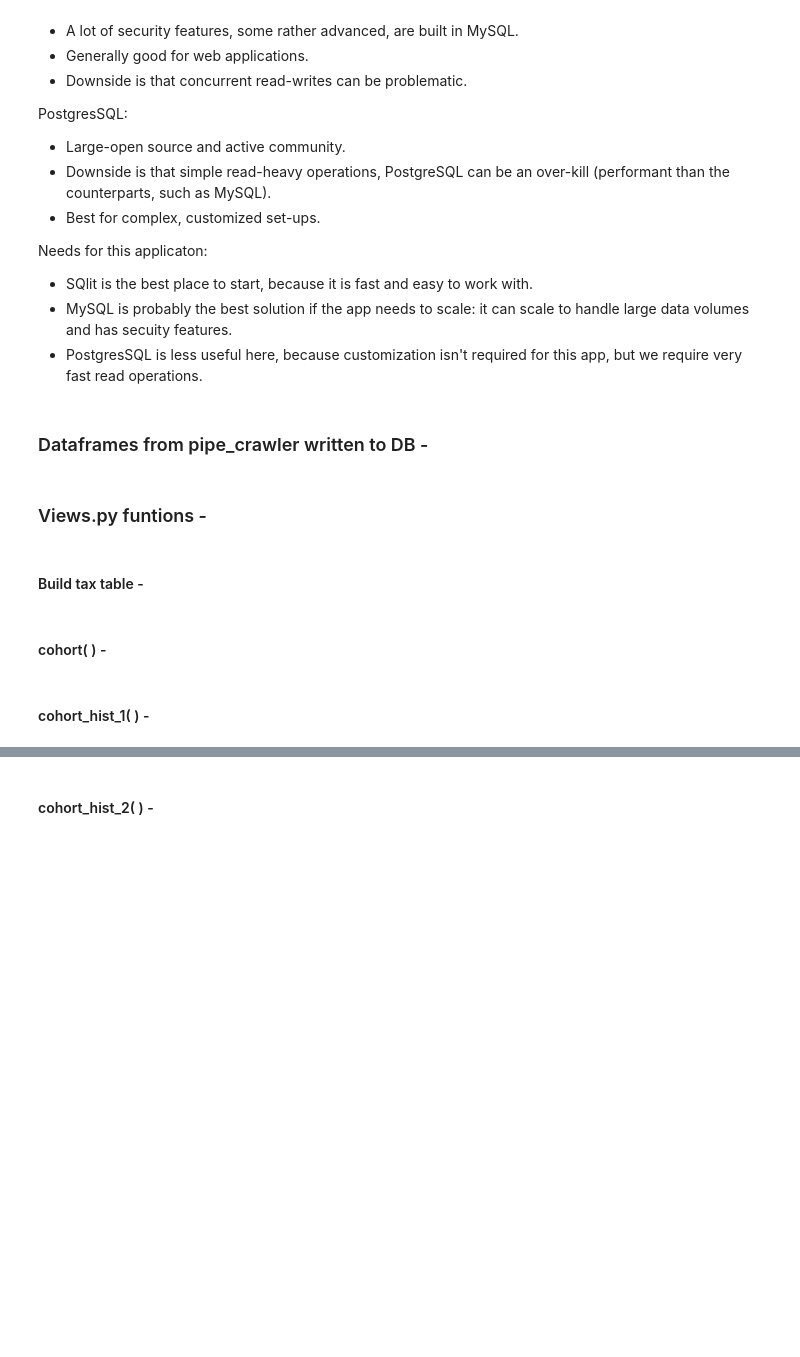
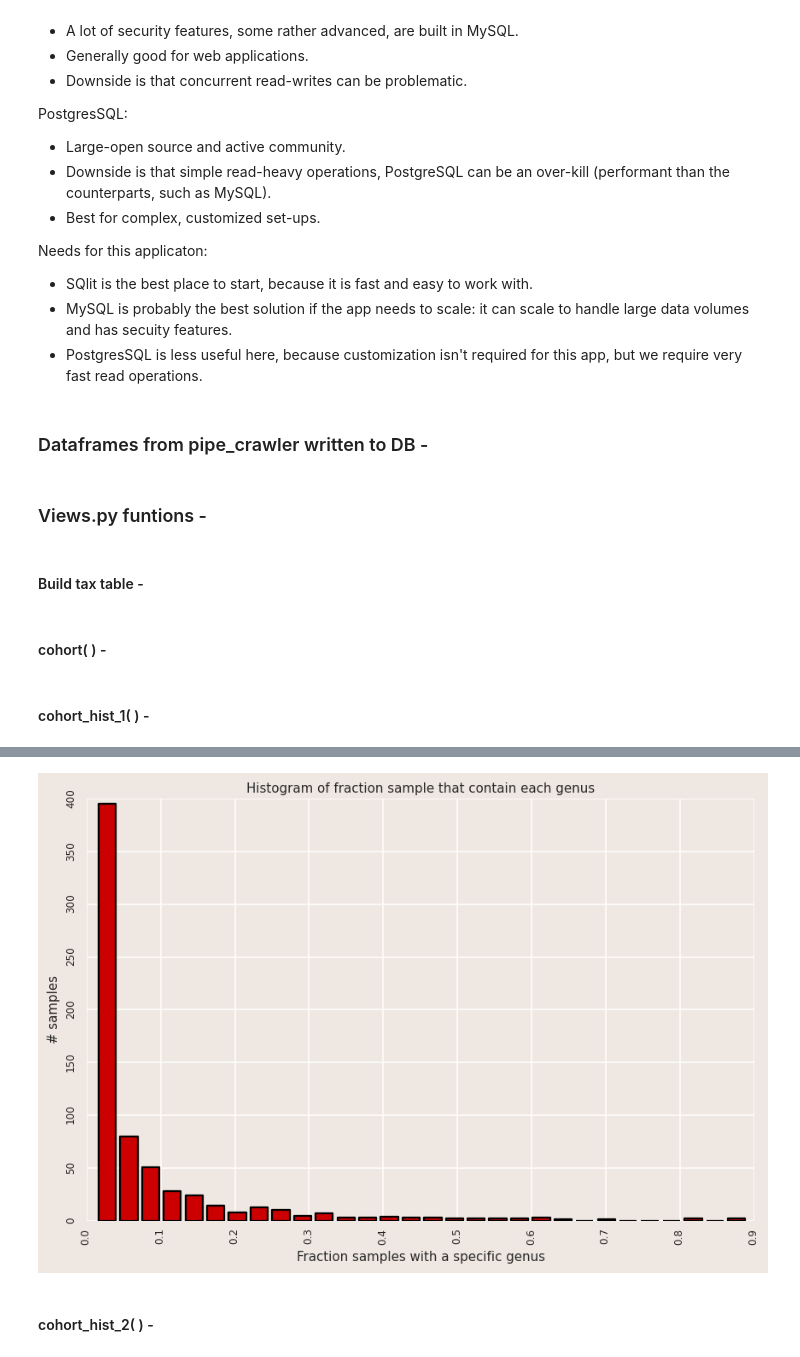
Before and after one commit to lmart999/CS229, a Jupyter notebook: ie_sql.ipynb, the cells around one changed output, grey strips where cells are left out. Saved outputs shown, nothing was run; the diff lists cells and outputs as text; code cells hidden in the pictures; blank space fills up the shorter version.

```diff
--- a/ie_sql.ipynb
+++ b/ie_sql.ipynb
@@ -243,3 +178,41 @@ Total genus detected in Lung: 651
+# %%
+# Cohort query
+if cohort == 'All':
+    q=all_studies
+else:
+    q=" '%s' "%cohort
+
+# Samples per taxID
+s=sql.read_sql("select Tax_Table.%s,COUNT(DISTINCT Grammy_Table.Sample_ID) "
+                 "from Tax_Table "
+                 "INNER JOIN Grammy_Table "
+                 "ON Tax_Table.tax_id=Grammy_Table.TaxID "
+                 "WHERE Grammy_Table.Study in (%s) "
+                 "GROUP BY Tax_Table.'%s' "%(level,q,level), conn, coerce_float=True)
+
+samples=sql.read_sql("select COUNT(DISTINCT Sample_ID) "
+                               "from Grammy_Table "
+                               "WHERE Grammy_Table.Study in (%s) "%q, conn, coerce_float=True)
+
+s=s[~pd.isnull(s[level])]
+s=np.array(s['COUNT(DISTINCT Grammy_Table.Sample_ID)'],dtype=float)
+t_h=s/samples.loc[0,'COUNT(DISTINCT Sample_ID)']
+
+num_bins=30
+hist,bins=np.histogram(t_h,bins=num_bins)
+width=0.8*(bins[1]-bins[0])
+center=(bins[:-1] + bins[1:])/2
+
+fig,ax=plt.subplots(1,1,dpi=400)
+ax.bar(center,hist,color=plot_color,alpha=1,linewidth=1.5,width=width)
+plt.setp(ax.get_xticklabels(), rotation='vertical', fontsize=8)
+plt.setp(ax.get_yticklabels(), rotation='vertical', fontsize=8)
+ax.set_xlabel('Fraction samples with a specific %s'%level, fontsize = 10)
+ax.set_ylabel('# samples', fontsize = 10)
+ax.set_title('Histogram of fraction sample that contain each %s'%level,fontsize = 10)
+plt.tight_layout()
+# %% [output]
+[figure, added]
 # %% [markdown]
 #### cohort_hist_2( ) -
 # %%
```
Also changed, not shown: parts of 10 cells of this notebook.
